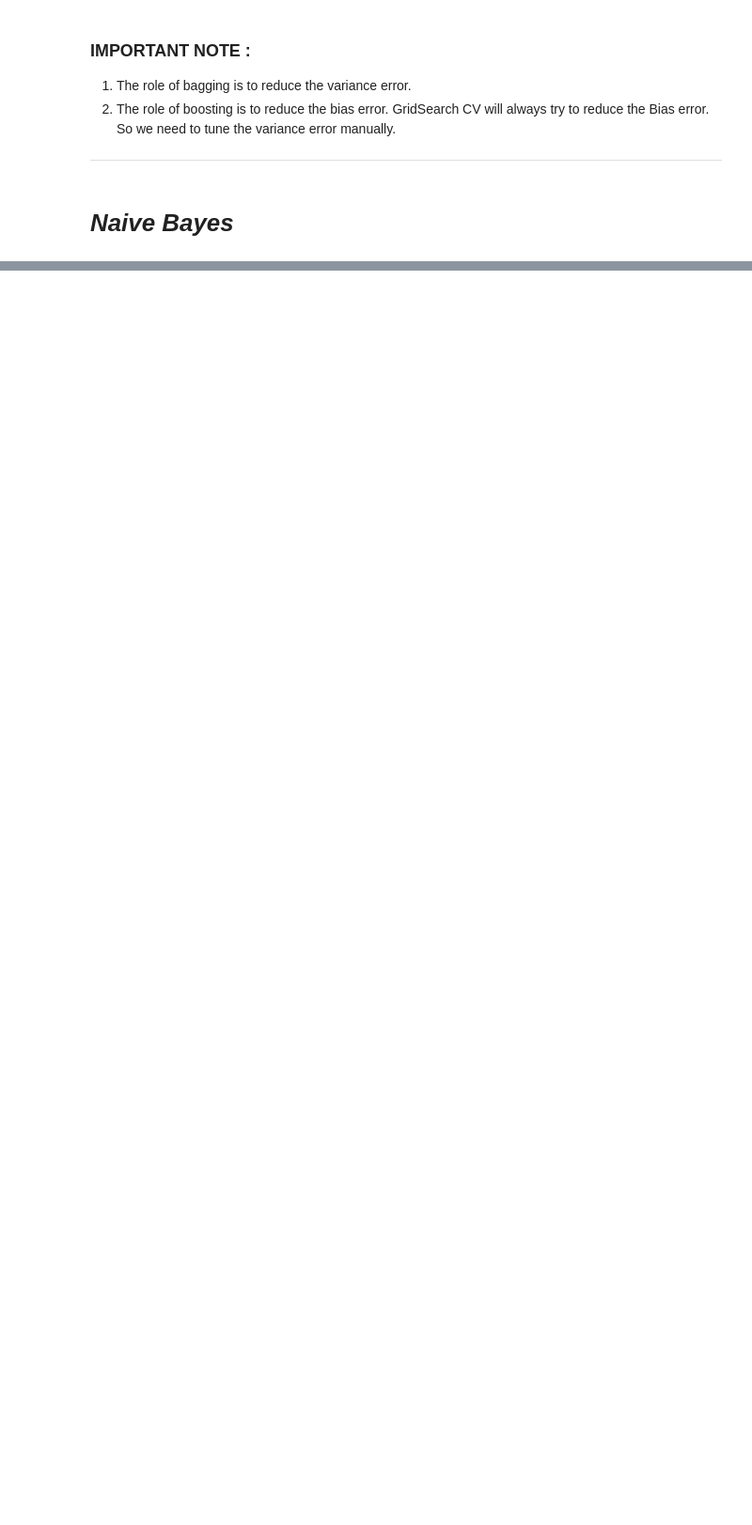
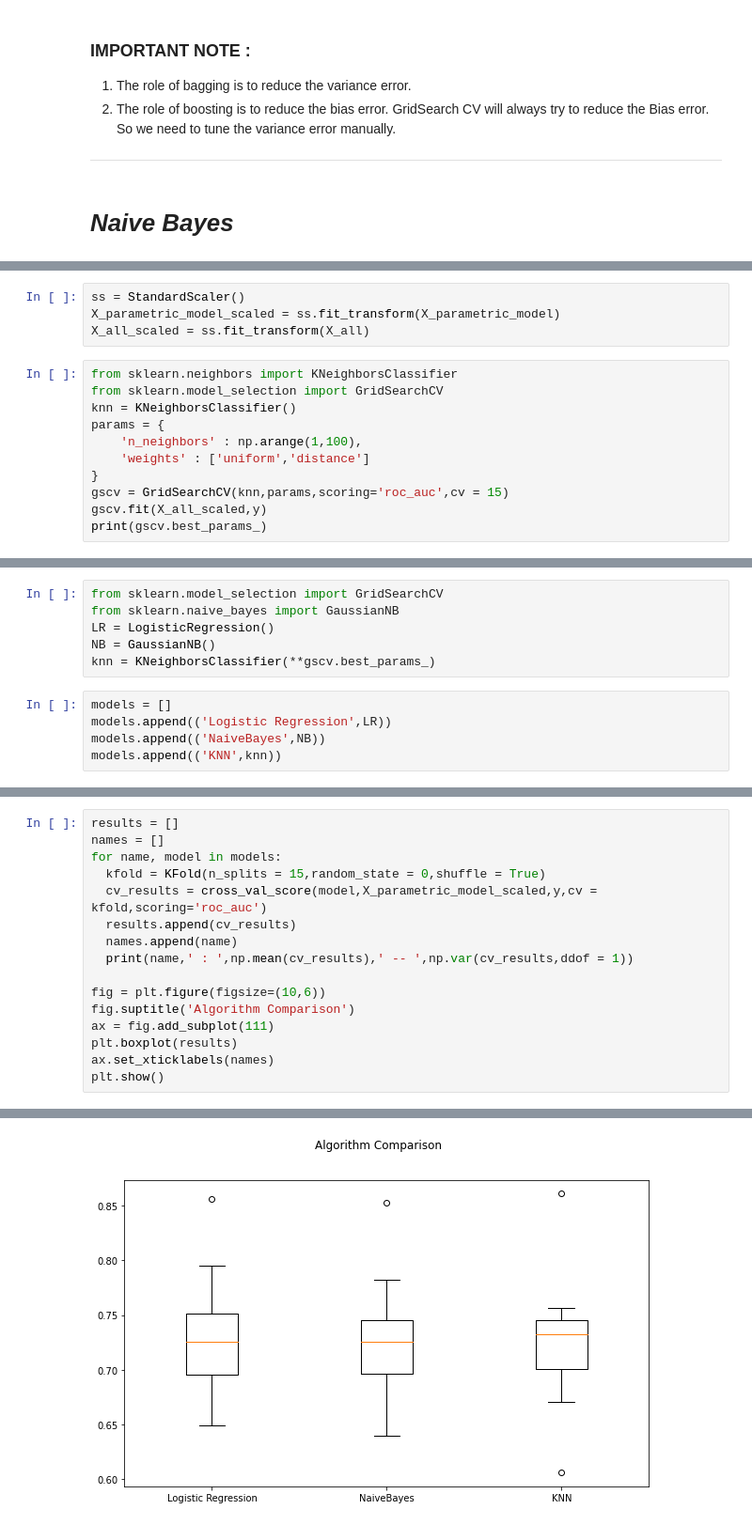
Before and after one commit to pratikasarkar/Supervised-Learning---Classification, a Jupyter notebook: Complete_Classification_Guide_By_Pratik_Asarkar.ipynb, the cells around one changed output, grey strips where cells are left out. Shown at 94% size. Drawn from its saved outputs; the diff is of its cells as text; blank space fills up the shorter version.

```diff
--- a/Complete_Classification_Guide_By_Pratik_Asarkar.ipynb
+++ b/Complete_Classification_Guide_By_Pratik_Asarkar.ipynb
@@ -1359,0 +1508,15 @@ Random Forest  :  0.9073436054046548  --  0.0016871844134126847
+# %%
+ss = StandardScaler()
+X_parametric_model_scaled = ss.fit_transform(X_parametric_model)
+X_all_scaled = ss.fit_transform(X_all)
+# %%
+from sklearn.neighbors import KNeighborsClassifier
+from sklearn.model_selection import GridSearchCV
+knn = KNeighborsClassifier()
+params = {
+    'n_neighbors' : np.arange(1,100),
+    'weights' : ['uniform','distance']
+}
+gscv = GridSearchCV(knn,params,scoring='roc_auc',cv = 15)
+gscv.fit(X_all_scaled,y)
+print(gscv.best_params_)
@@ -1359,0 +1525,11 @@ Random Forest  :  0.9073436054046548  --  0.0016871844134126847
+# %%
+from sklearn.model_selection import GridSearchCV
+from sklearn.naive_bayes import GaussianNB
+LR = LogisticRegression()
+NB = GaussianNB()
+knn = KNeighborsClassifier(**gscv.best_params_)
+# %%
+models = []
+models.append(('Logistic Regression',LR))
+models.append(('NaiveBayes',NB))
+models.append(('KNN',knn))
@@ -1359,0 +1538,17 @@ Random Forest  :  0.9073436054046548  --  0.0016871844134126847
+# %%
+results = []
+names = []
+for name, model in models:
+  kfold = KFold(n_splits = 15,random_state = 0,shuffle = True)
+  cv_results = cross_val_score(model,X_parametric_model_scaled,y,cv = kfold,scoring='roc_auc')
+  results.append(cv_results)
+  names.append(name)
+  print(name,' : ',np.mean(cv_results),' -- ',np.var(cv_results,ddof = 1))
+
+fig = plt.figure(figsize=(10,6))
+fig.suptitle('Algorithm Comparison')
+ax = fig.add_subplot(111)
+plt.boxplot(results)
+ax.set_xticklabels(names)
+plt.show()
+# %% [output]
@@ -1359,0 +1558 @@ Random Forest  :  0.9073436054046548  --  0.0016871844134126847
+[figure, added]
```
Also changed, not shown: parts of 37 cells of this notebook.
